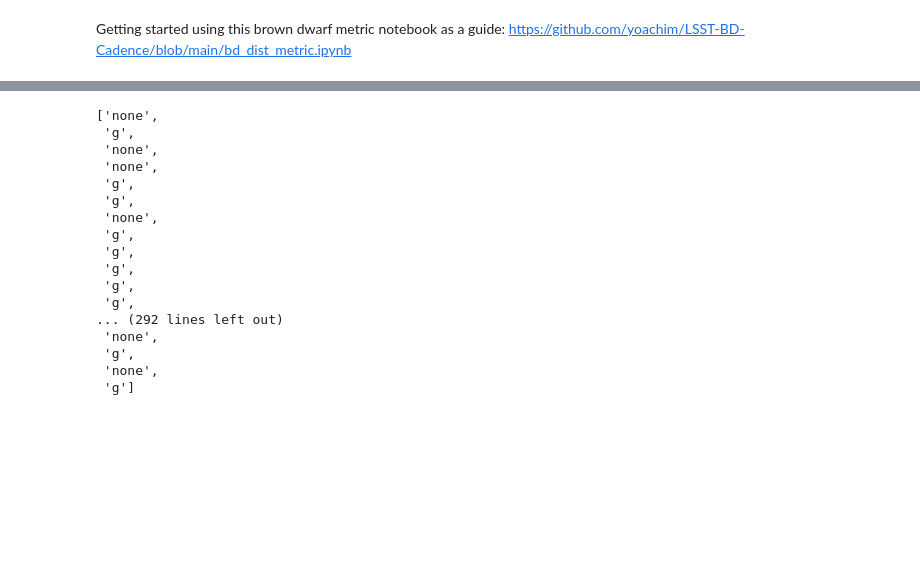
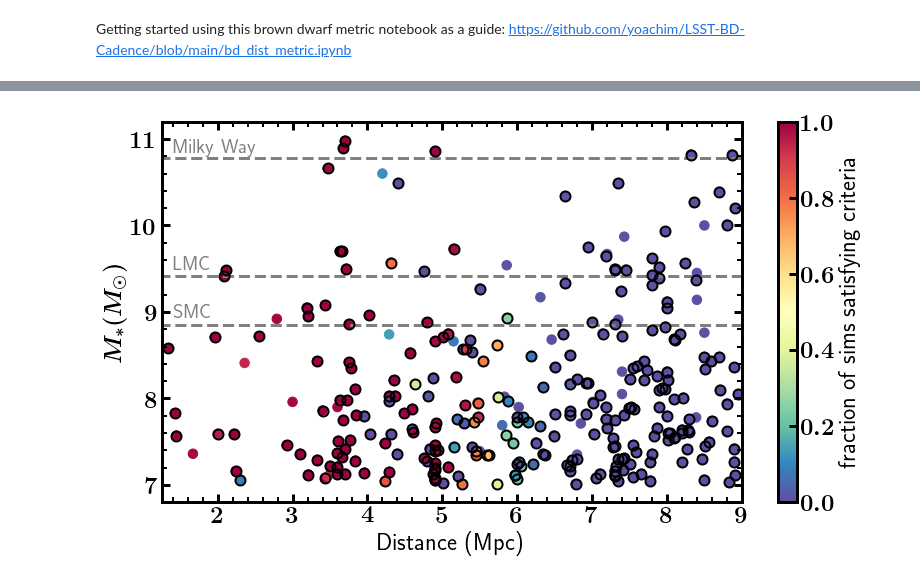
Before and after one commit to jeffcarlin/SMWLV-metrics, a Jupyter notebook: notebooks/LV_metric_exploreCadences_LVgxs.ipynb, the cells around one changed output, grey strips where cells are left out. Drawn from its saved outputs; the diff is of its cells as text; code cells hidden in the pictures; blank space fills up the shorter version.

```diff
--- a/notebooks/LV_metric_exploreCadences_LVgxs.ipynb
+++ b/notebooks/LV_metric_exploreCadences_LVgxs.ipynb
@@ -406,0 +486,5 @@ np.min(mv[okgx])
+# %%
+# lv_dat[ind_below_mv7[0]]
+
+arr_ind_below_mv7 = np.array(ind_below_mv7)
+success_frac = np.sum(arr_ind_below_mv7, axis=0)/np.shape(arr_ind_below_mv7)[0]
@@ -449,20 +577,54 @@ Subclasses:
-# %%
-flag_lim
-# %% [output]
-['none',
- 'g',
- 'none',
- 'none',
- 'g',
- 'g',
- 'none',
- 'g',
- 'g',
- 'g',
- 'g',
- 'g',
-... (292 lines left out)
- 'none',
- 'g',
- 'none',
- 'g']
+# %%
+bad_AB = (lv_dat['AB'] > 1.0)
+# %%
+params = {
+   'axes.labelsize': 24,
+   'font.size': 24,
+   'legend.fontsize': 14,
+#   'xtick.labelsize': 16,
+   'xtick.major.width': 3,
+   'xtick.minor.width': 2,
+   'xtick.major.size': 8,
+   'xtick.minor.size': 5,
+   'xtick.direction': 'in',
+   'xtick.top': True,
+   'lines.linewidth':3,
+   'axes.linewidth':3,
+   'axes.labelweight':3,
+   'axes.titleweight':3,
+   'ytick.major.width':3,
+   'ytick.minor.width':2,
+   'ytick.major.size': 8,
+   'ytick.minor.size': 5,
+   'ytick.direction': 'in',
+   'ytick.right': True,
+#   'ytick.labelsize': 20,
+   'text.usetex': True,
+   'text.latex.preamble': r'\boldmath',
+   'figure.figsize': [13, 7],
+   'figure.facecolor': 'White'
+   }
+
+plt.rcParams.update(params)
+
+plt.hlines(np.log10(6.025e10), 1, 10, linestyle='--', color='Gray')
+plt.text(1.4, 10.8, 'Milky Way',color='Gray',size=20,horizontalalignment='left',verticalalignment='bottom')
+plt.hlines(np.log10(2.63e9), 1, 10, linestyle='--', color='Gray')
+plt.text(1.4, 9.45, 'LMC',color='Gray',size=20,horizontalalignment='left',verticalalignment='bottom')
+plt.hlines(np.log10(7.08e8), 1, 10, linestyle='--', color='Gray')
+plt.text(1.4, 8.9, 'SMC',color='Gray',size=20,horizontalalignment='left',verticalalignment='bottom')
+# plt.scatter(lv_dat['Dist_Mpc'], np.log10(lv_dat['MStars']), c=lv_dat['AB'], cmap='Spectral_r', s=90, vmax=0.5)
+# plt.scatter(lv_dat[~bad_AB]['Dist_Mpc'], np.log10(lv_dat[~bad_AB]['MStars']), c=success_frac[~bad_AB], cmap='Spectral_r', s=90)
+plt.scatter(lv_dat['Dist_Mpc'], np.log10(lv_dat['MStars']), c=success_frac, cmap='Spectral_r', s=90)
+plt.plot(lv_dat[~bad_AB]['Dist_Mpc'], np.log10(lv_dat[~bad_AB]['MStars']), 'ko', fillstyle='none', ms=10, markeredgewidth=2)
+plt.colorbar(label='fraction of sims satisfying criteria')
+plt.xlabel('Distance (Mpc)')
+plt.ylabel('$M_* (M_\odot)$')
+plt.xlim(1.25, 9)
+plt.ylim(6.8, 11.2)
+plt.minorticks_on()
+# plt.savefig('mstar_vs_dist_frac_OK.png')
+# plt.savefig('mstar_vs_dist_frac_OK_all200sims.png')
+plt.show()
+# %% [output]
+[figure, added]
```
Also changed, not shown: parts of 35 cells of this notebook, 1 other file.
